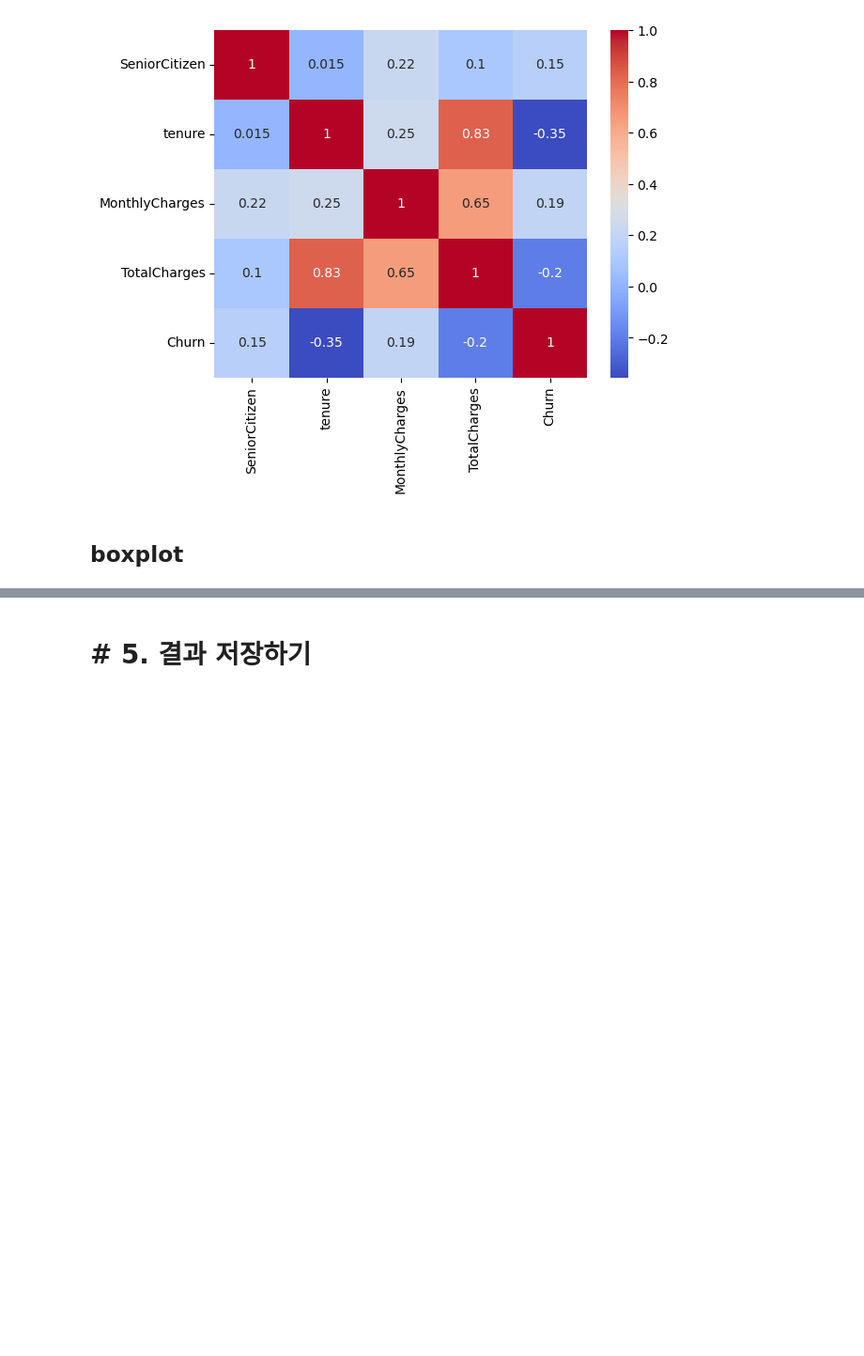
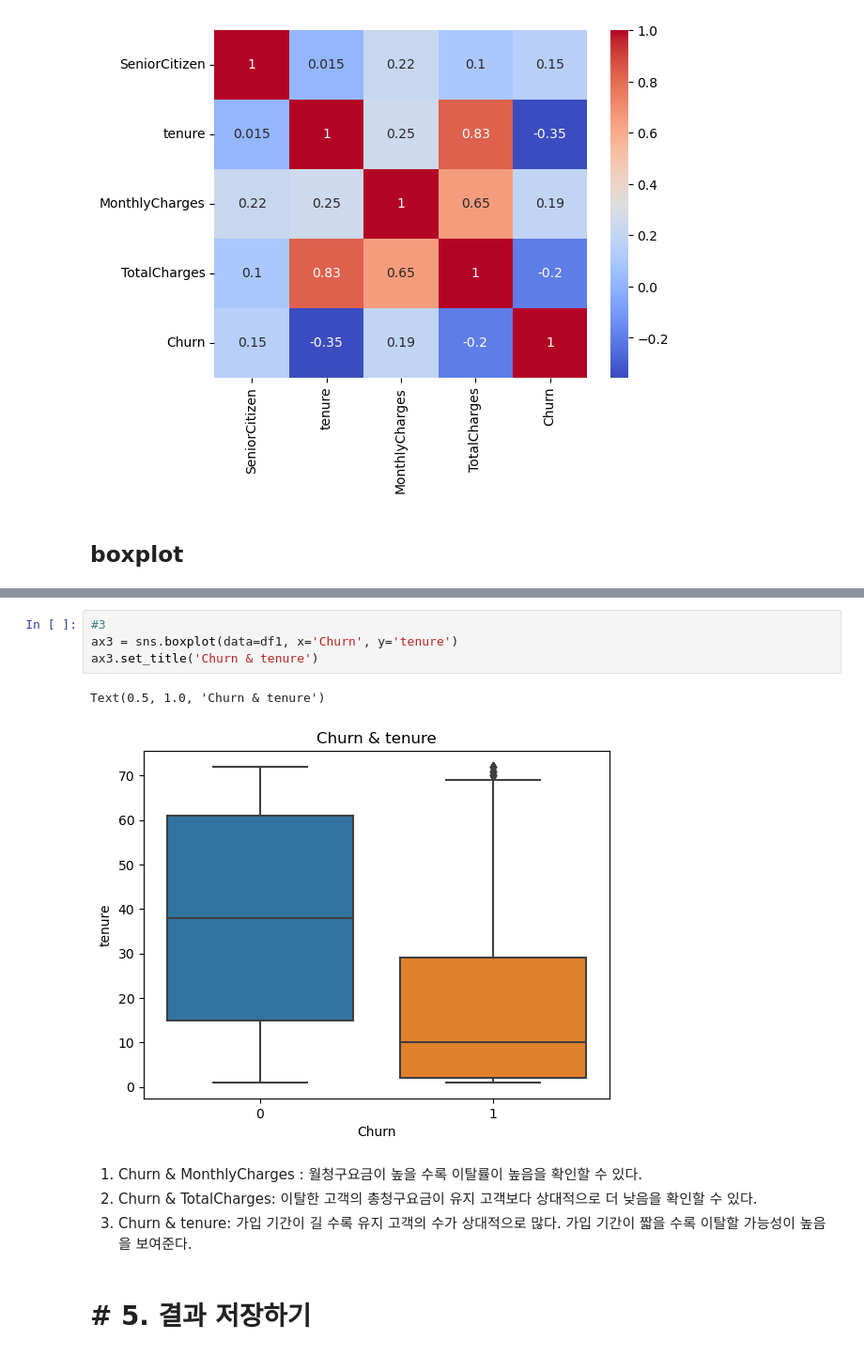
Before and after one commit to EunSeo35/Multicampus_TIL, a Jupyter notebook: 25_파이썬데이터분석_실습_통신사고객이탈.ipynb, the cells around one changed output, grey strips where cells are left out. Shown at 94% size. Drawn from its saved outputs; the diff is of its cells as text; blank space fills up the shorter version.

```diff
--- a/25_파이썬데이터분석_실습_통신사고객이탈.ipynb
+++ b/25_파이썬데이터분석_실습_통신사고객이탈.ipynb
@@ -424,3 +418,14 @@ sns.boxplot(data=df1, x='Churn', y='MonthlyCharges')
+# %%
+#3
+ax3 = sns.boxplot(data=df1, x='Churn', y='tenure')
+ax3.set_title('Churn & tenure')
+# %% [output]
+Text(0.5, 1.0, 'Churn & tenure')
+[figure, added]
+# %% [markdown]
+1. Churn & MonthlyCharges : 월청구요금이 높을 수록 이탈률이 높음을 확인할 수 있다.
+2. Churn & TotalCharges: 이탈한 고객의 총청구요금이 유지 고객보다 상대적으로 더 낮음을 확인할 수 있다.
+3. Churn & tenure: 가입 기간이 길 수록 유지 고객의 수가 상대적으로 많다. 가입 기간이 짧을 수록 이탈할 가능성이 높음을 보여준다.
 # %% [markdown]
 # # 5. 결과 저장하기
 # %% [markdown]
```
Also changed, not shown: parts of 5 cells of this notebook.
